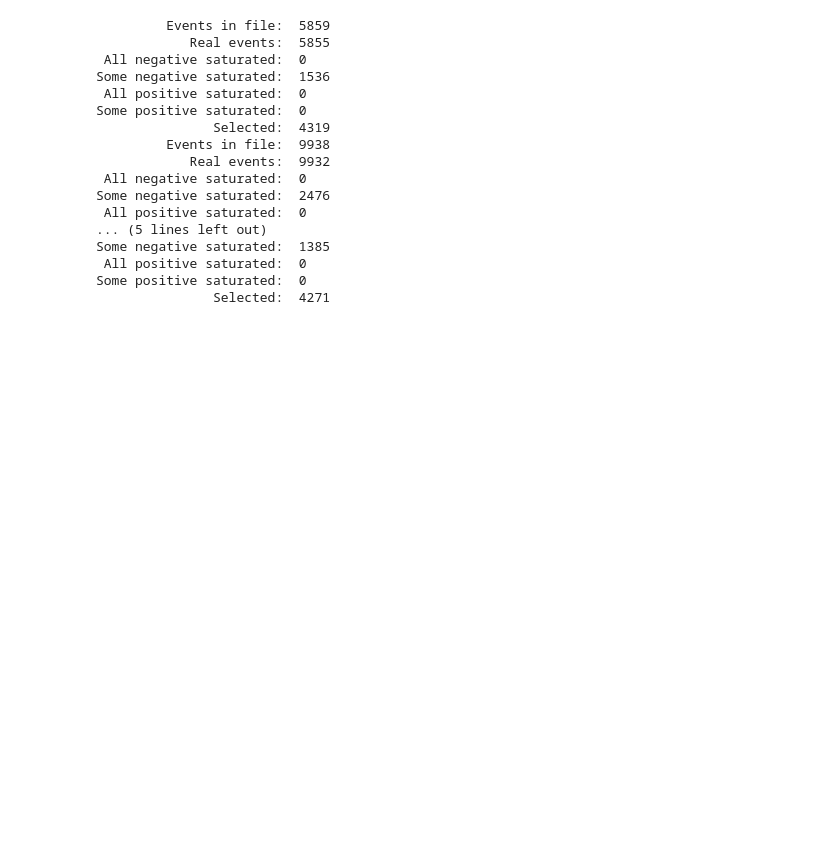
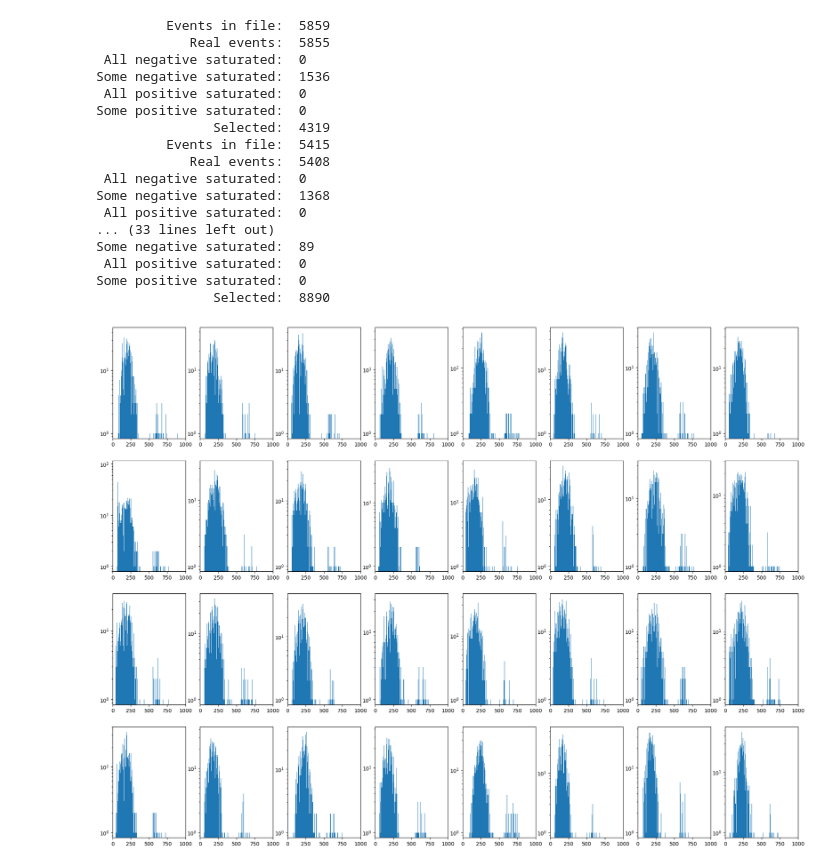
Before and after one commit to microlab-unibg/GAPS_TVAC_module_029_test, a Jupyter notebook: muons.ipynb, the cells around one changed output. Drawn from its saved outputs; the diff is of its cells as text; code cells hidden in the pictures; blank space fills up the shorter version.

```diff
--- a/muons.ipynb
+++ b/muons.ipynb
@@ -20,7 +21,7 @@ store_data(events_m40_10mbar, "events_m40_10mbar", cache_folder)
 
 # -40 C, 6 mbar
 events_m40_6mbar = read_events(
-    r"C:\Users\ghisl\Google Drive UniBG\UniBG\CORSI\PhD\GAPS\INFN_Napoli\TVAC_test\GAPS_Test_CIRA\muoni\muoni_4_T_-40C_p_06_mbar.txt",
+    r"C:\Users\ghisl\Google Drive UniBG\UniBG\CORSI\PhD\GAPS\INFN_Napoli\TVAC_test\GAPS_Test_CIRA\muoni\muoni_5_T_-40C_p_06_mbar.txt",
     2,
 )
 store_data(events_m40_6mbar, "events_m40_6mbar", cache_folder)
@@ -67,13 +68,30 @@ Some negative saturated:  1536
  All positive saturated:  0
 Some positive saturated:  0
                Selected:  4319
-         Events in file:  9938
-            Real events:  9932
+         Events in file:  5415
+            Real events:  5408
  All negative saturated:  0
-Some negative saturated:  2476
+Some negative saturated:  1368
  All positive saturated:  0
-... (5 lines left out)
-Some negative saturated:  1385
+... (33 lines left out)
+Some negative saturated:  89
  All positive saturated:  0
 Some positive saturated:  0
-               Selected:  4271
+               Selected:  8890
+# %%
+# Plot muons
+
+events_m50_3mbar = read_data("events_m50_3mbar", cache_folder)
+channels = range(0, 32)
+matplotlib.rcParams["figure.figsize"] = [8 * 3, 6 * 3]
+plt.clf()
+for ch in channels:
+    plt.subplot(4, 8, ch + 1)
+    muons_ch = get_events(events_m50_3mbar, ch)
+    plt.hist(muons_ch, bins=np.arange(min(muons_ch), max(muons_ch), 1))
+    plt.yscale("log")
+    plt.xlim([0, 1000])
+
+plt.show()
+# %% [output]
+[figure, added]
```
Also changed, not shown: parts of 9 cells of this notebook.
